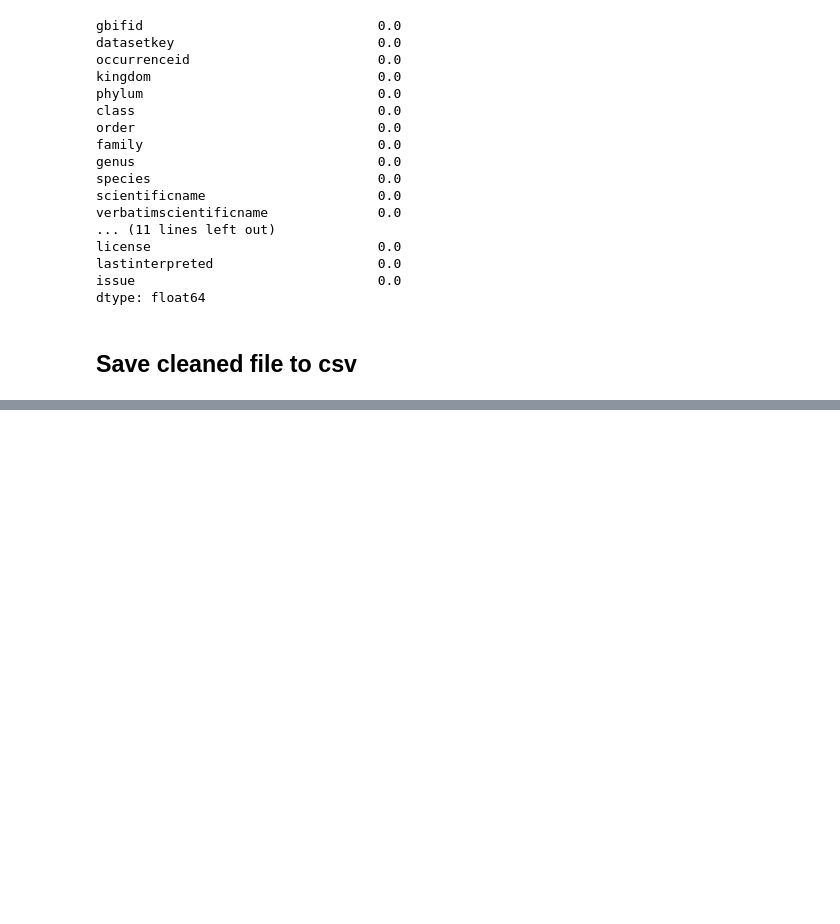
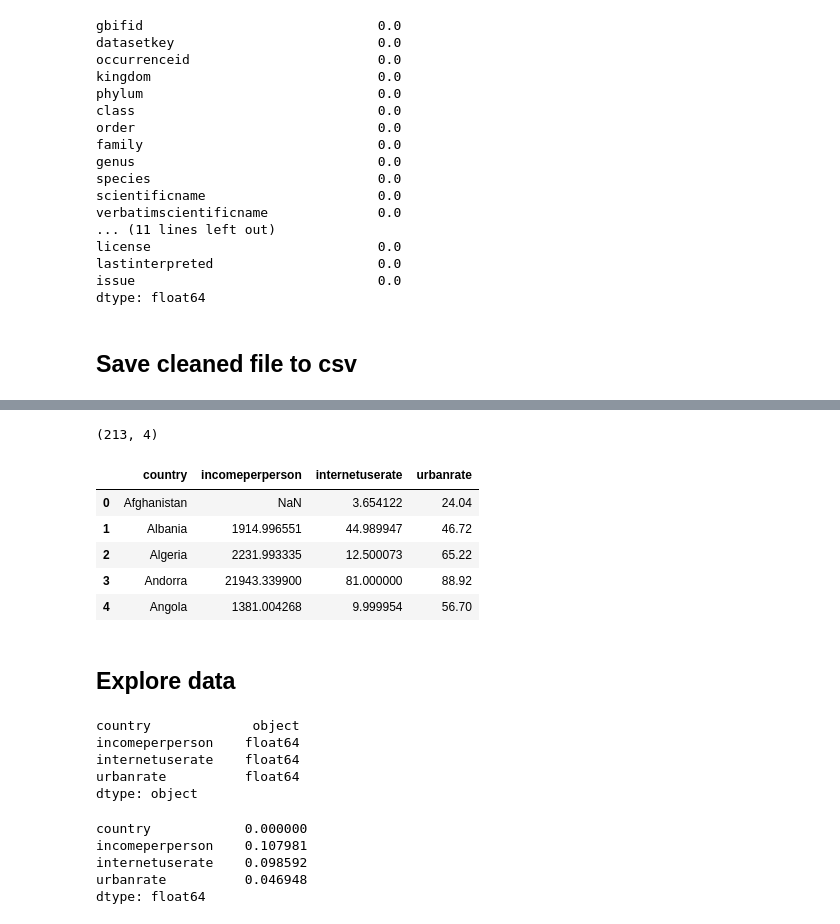
Before and after one commit to Tallaringues/mid-bootcamp-project-plantanet, a Jupyter notebook: Notebooks/clean_dataset_saved.ipynb, the cells around one changed output, grey strips where cells are left out. Drawn from its saved outputs; the diff is of its cells as text; code cells hidden in the pictures; blank space fills up the shorter version.

```diff
--- a/Notebooks/clean_dataset_saved.ipynb
+++ b/Notebooks/clean_dataset_saved.ipynb
@@ -246,0 +258,30 @@ plant_copy.to_csv(file_path, sep='\t', index=False)
+# %%
+internet = pd.read_csv('../Data/raw/gapminder_internet.csv', sep=',')
+display(internet.shape)
+internet.head()
+# %% [output]
+(213, 4)
+|  | country | incomeperperson | internetuserate | urbanrate |
+| 0 | Afghanistan | NaN | 3.654122 | 24.04 |
+| 1 | Albania | 1914.996551 | 44.989947 | 46.72 |
+| 2 | Algeria | 2231.993335 | 12.500073 | 65.22 |
+| 3 | Andorra | 21943.339900 | 81.000000 | 88.92 |
+| 4 | Angola | 1381.004268 | 9.999954 | 56.70 |
+# %% [markdown]
+## Explore data
+# %%
+internet.dtypes
+# %% [output]
+country             object
+incomeperperson    float64
+internetuserate    float64
+urbanrate          float64
+dtype: object
+# %%
+internet.isnull().sum()/len(internet)
+# %% [output]
+country            0.000000
+incomeperperson    0.107981
+internetuserate    0.098592
+urbanrate          0.046948
+dtype: float64
```
Also changed, not shown: parts of 15 cells of this notebook.
